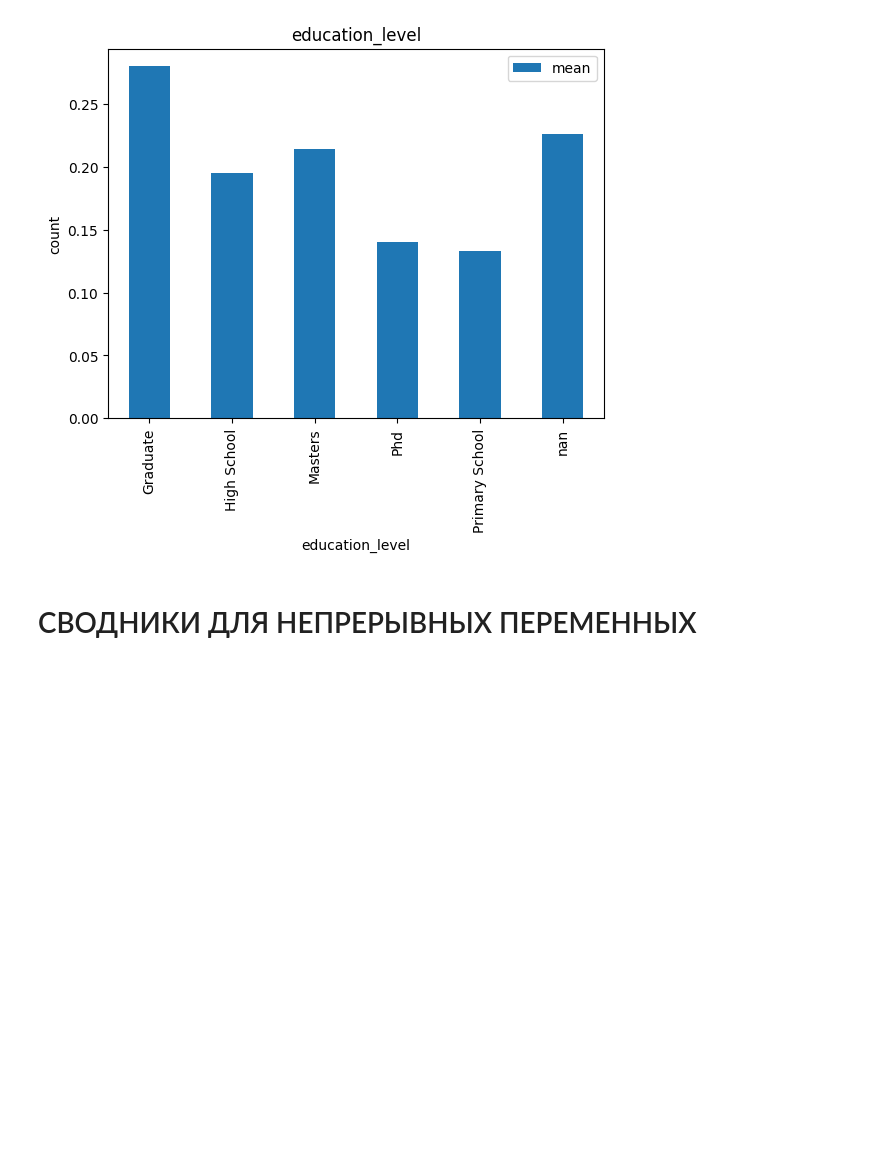
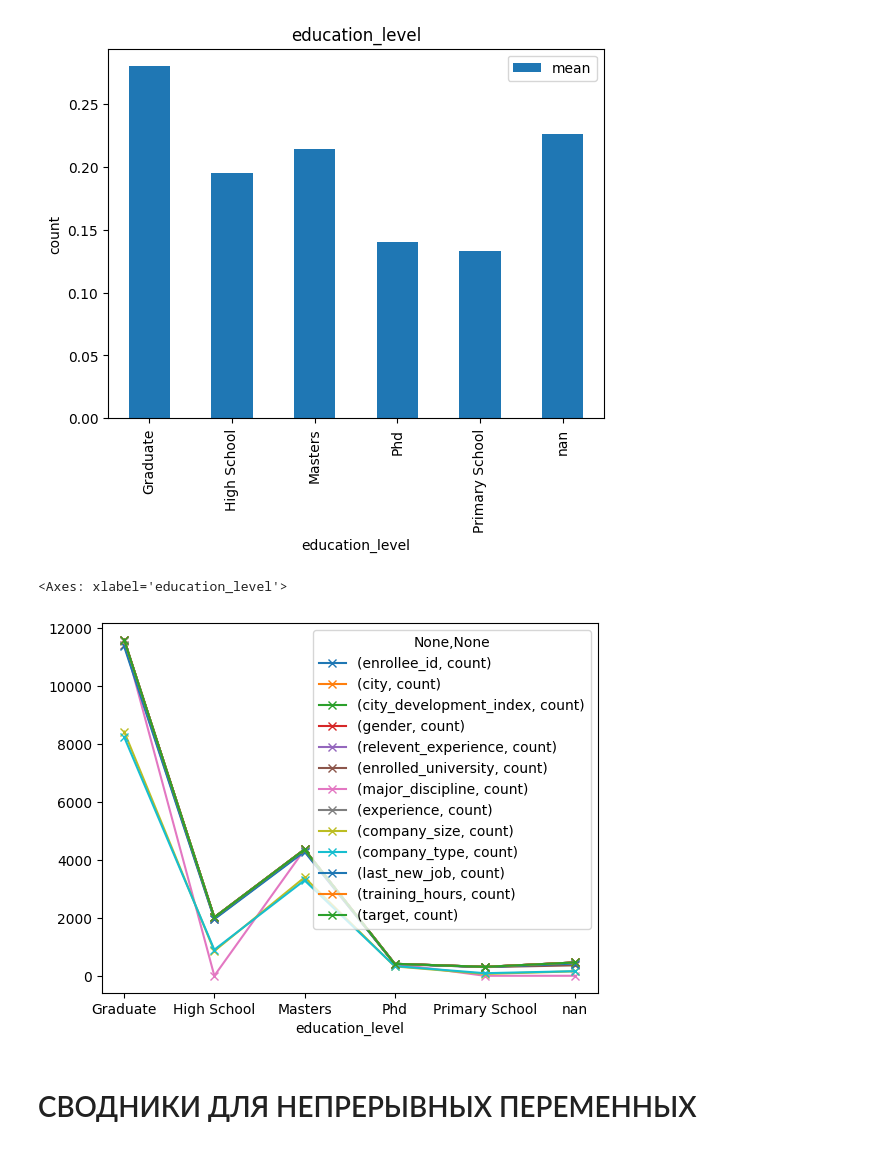
Before and after one commit to kroninam/My_Notes_Base_DS, a Jupyter notebook: 001_HR Analytics Job Change of Data Scientists/001_First_notes_Base_Pandas_For_DS.ipynb, the cells around one changed output. Drawn from its saved outputs; the diff is of its cells as text; code cells hidden in the pictures; blank space fills up the shorter version.

```diff
--- a/001_HR Analytics Job Change of Data Scientists/001_First_notes_Base_Pandas_For_DS.ipynb
+++ b/001_HR Analytics Job Change of Data Scientists/001_First_notes_Base_Pandas_For_DS.ipynb
@@ -514,6 +514,11 @@ plt.title('education_level')
 Text(0.5, 1.0, 'education_level')
 [figure]
 [figure]
+# %%
+df.groupby('education_level', dropna = False).agg(['count']).plot(marker = 'x')
+# %% [output]
+<Axes: xlabel='education_level'>
+[figure, added]
 # %% [markdown]
 # СВОДНИКИ ДЛЯ НЕПРЕРЫВНЫХ ПЕРЕМЕННЫХ
 # %%
```
Also changed, not shown: parts of 53 cells of this notebook.
